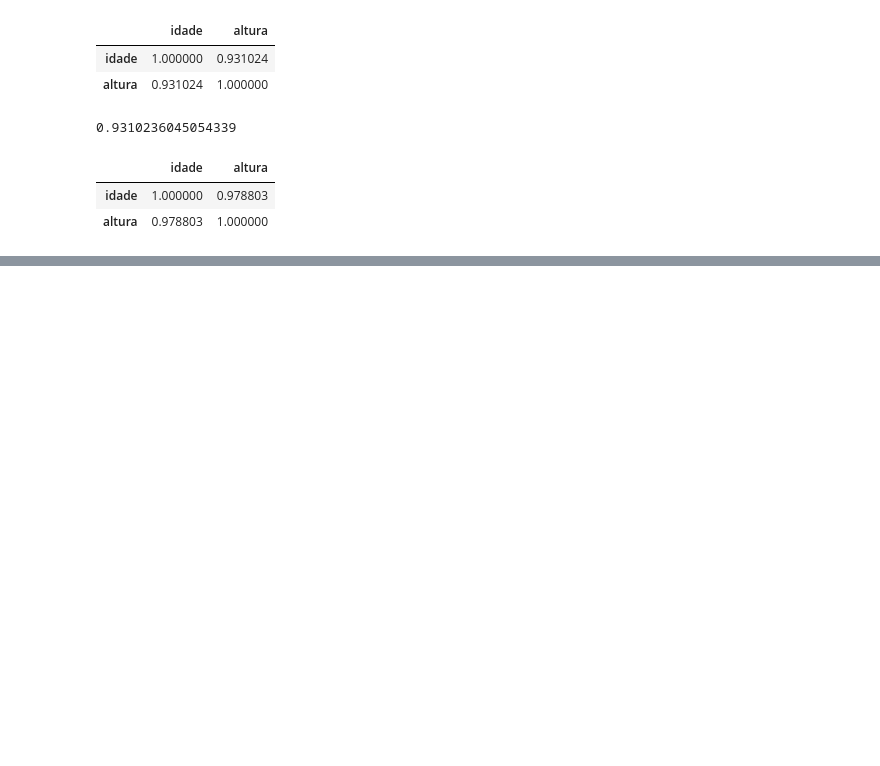
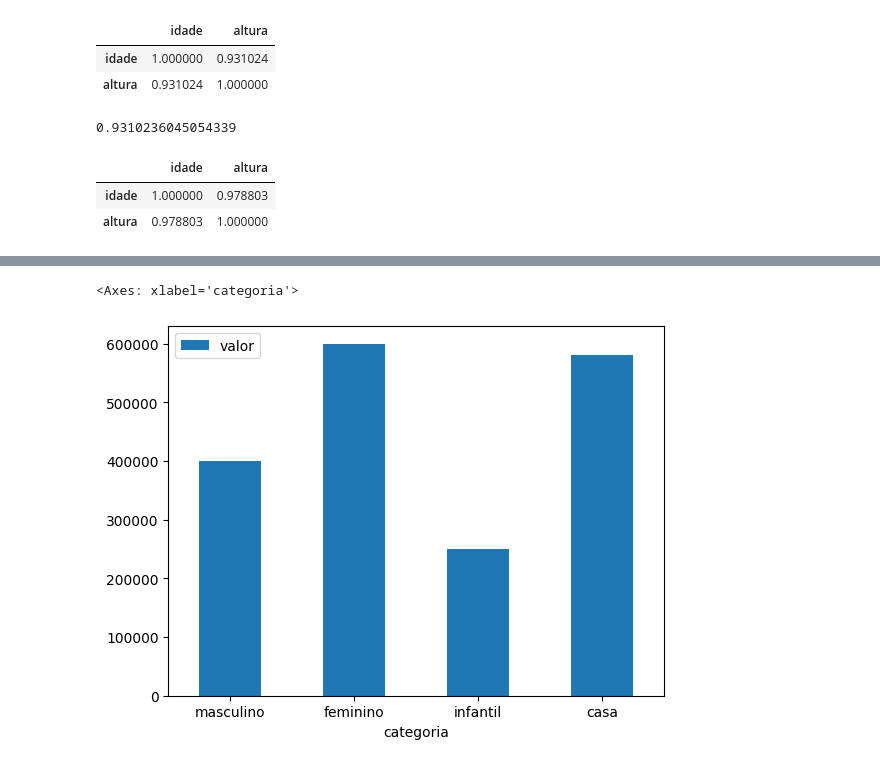
Before and after one commit to Tamicktom/estatistica_devs, a Jupyter notebook: estatistica_devs.ipynb, the cells around one changed output, grey strips where cells are left out. Drawn from its saved outputs; the diff is of its cells as text; code cells hidden in the pictures; blank space fills up the shorter version.

```diff
--- a/estatistica_devs.ipynb
+++ b/estatistica_devs.ipynb
@@ -141,0 +158,14 @@ df_medidas.corr(method="spearman")
+# %%
+dict_vendas = {
+  "categoria": ["masculino", "feminino", "infantil", "casa"],
+  "valor": [400000,600000,250000,580000],
+  "quantidade": [3000,5000,1500,2500]
+}
+# %%
+df_vendas = pd.DataFrame.from_dict(dict_vendas)
+# %%
+# Gráfico de barras vertical - Valor
+df_vendas.plot.bar(x="categoria", y="valor", rot=0)
+# %% [output]
+<Axes: xlabel='categoria'>
+[figure, added]
```
Also changed, not shown: parts of 8 cells of this notebook.
